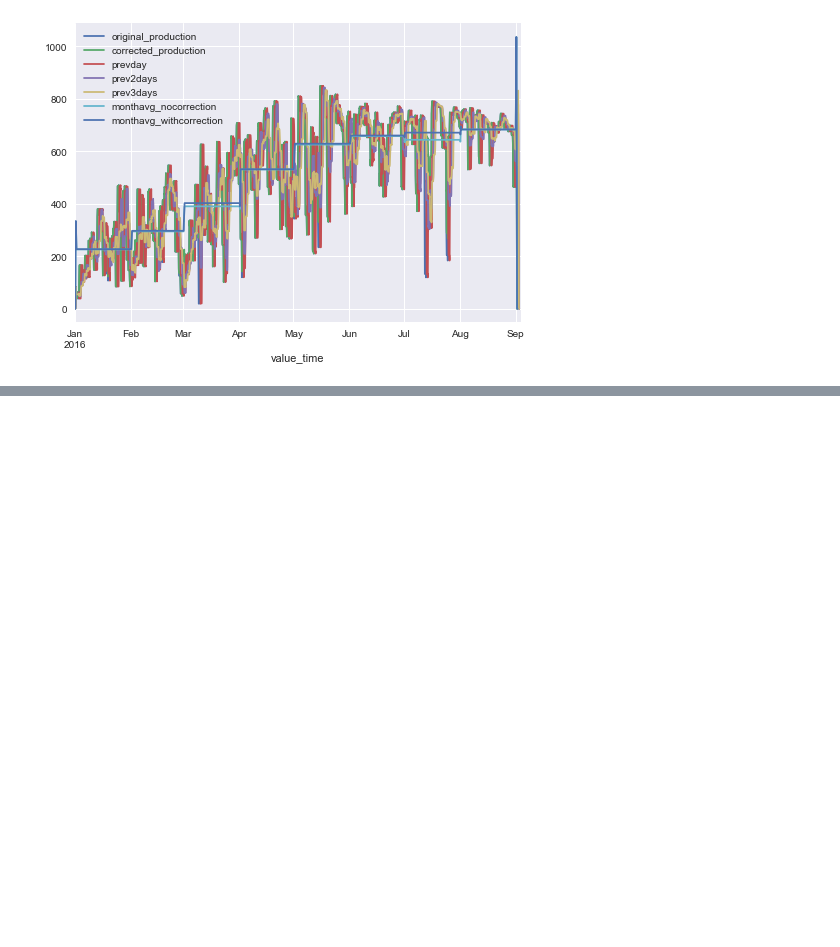
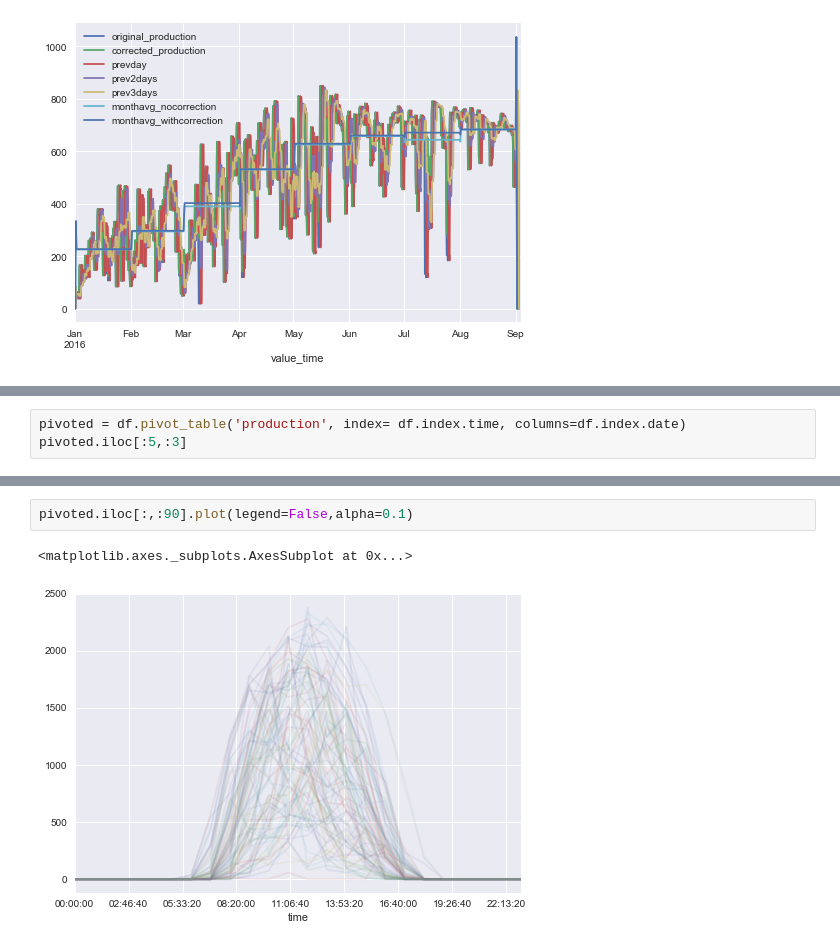
Before and after one commit to dragosbo/rapid, a Jupyter notebook: solar.ipynb, the cells around one changed output, grey strips where cells are left out. Saved outputs shown, nothing was run; the diff lists cells and outputs as text; blank space fills up the shorter version.

```diff
--- a/solar.ipynb
+++ b/solar.ipynb
@@ -126,0 +168,3 @@ res.rolling('24h').mean().plot();
+# %%
+pivoted = df.pivot_table('production', index= df.index.time, columns=df.index.date)
+pivoted.iloc[:5,:3]
@@ -126,0 +178,5 @@ res.rolling('24h').mean().plot();
+# %%
+pivoted.iloc[:,:90].plot(legend=False,alpha=0.1)
+# %% [output]
+<matplotlib.axes._subplots.AxesSubplot at 0x...>
+[figure, added]
```
Also changed, not shown: parts of 14 cells of this notebook.
